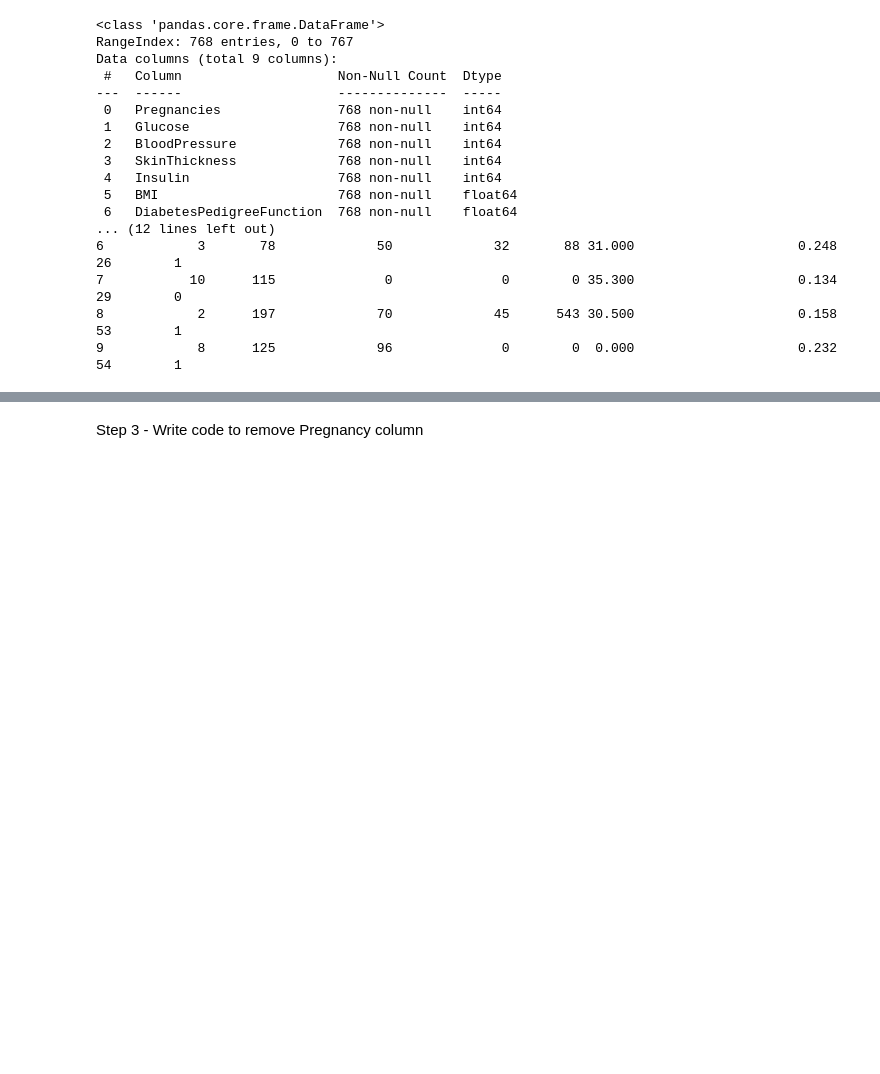
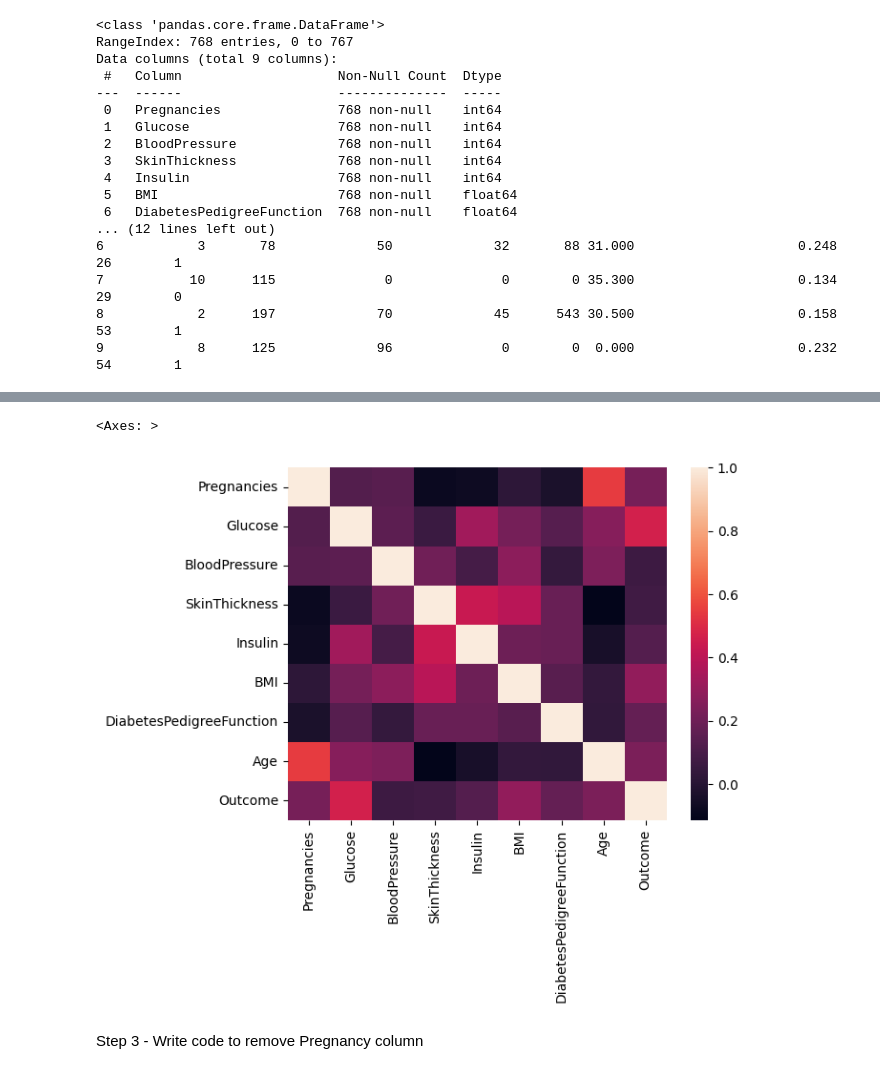
Before and after one commit to Sidsol/AI240, a Jupyter notebook: Week7/Jonah_Martinez_Naive_Bayes_Classifier_Diabetes.ipynb, the cells around one changed output, grey strips where cells are left out. Saved outputs shown, nothing was run; the diff lists cells and outputs as text; code cells hidden in the pictures; blank space fills up the shorter version.

```diff
--- a/Week7/Jonah_Martinez_Naive_Bayes_Classifier_Diabetes.ipynb
+++ b/Week7/Jonah_Martinez_Naive_Bayes_Classifier_Diabetes.ipynb
@@ -80,3 +114,8 @@ Data columns (total 9 columns):
+# %%
+sns.heatmap(diabetes_data.corr())
+# %% [output]
+<Axes: >
+[figure, added]
 # %% [markdown]
 Step 3 - Write code to remove Pregnancy column
 # %%
```
Also changed, not shown: parts of 6 cells of this notebook.
